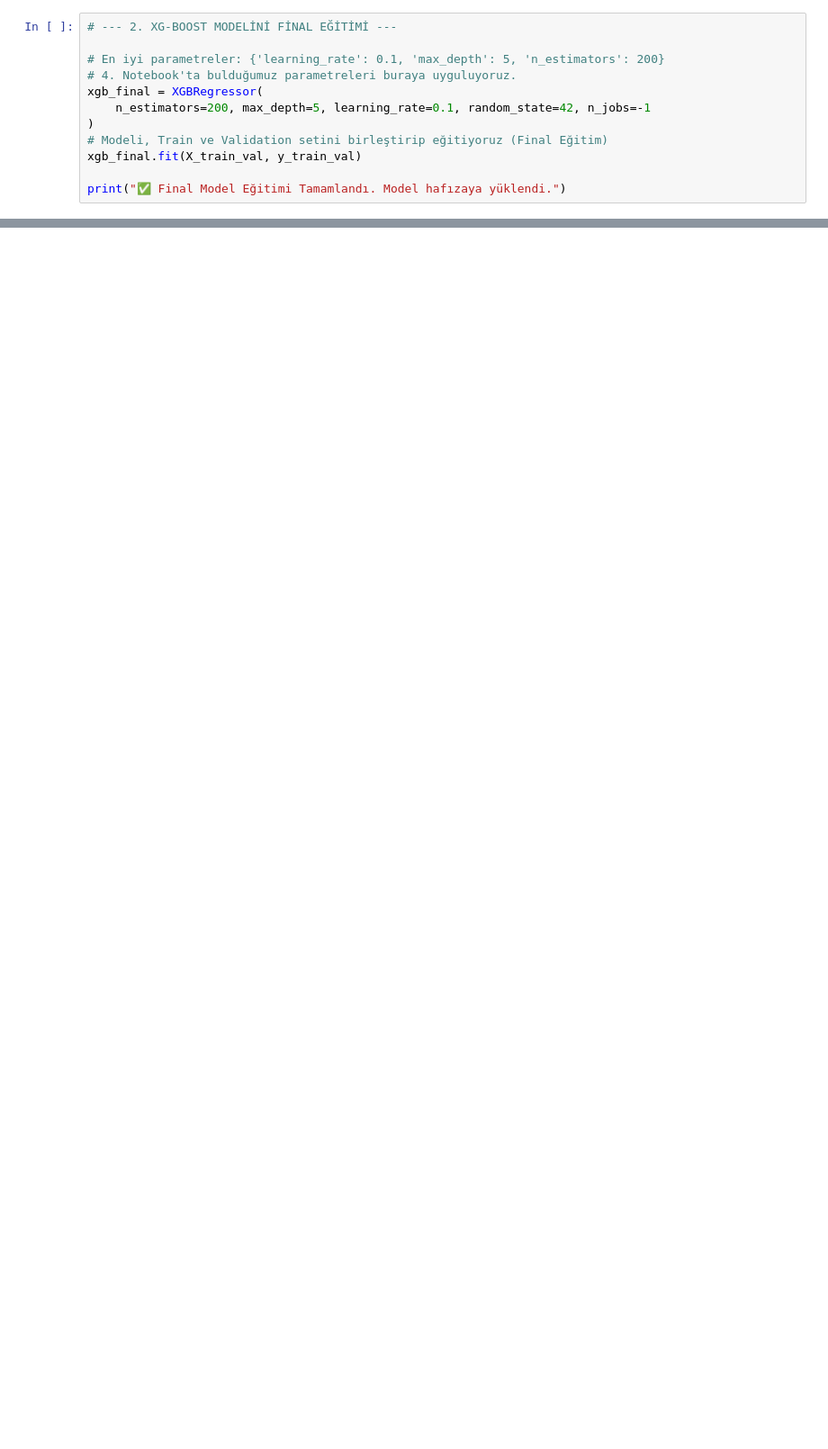
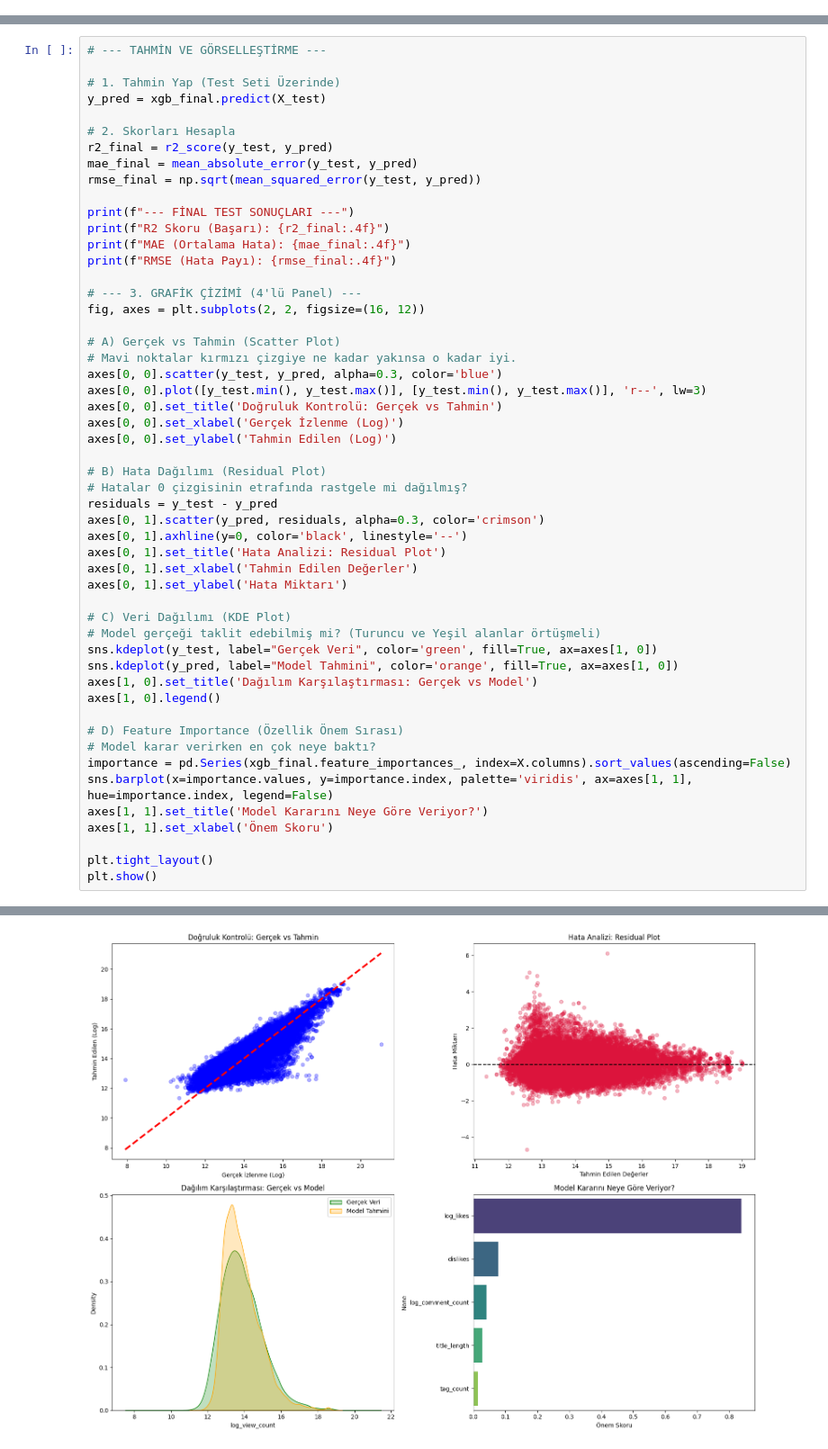
Before and after one commit to Fatmanurkntr/youtube-viral-predictor, a Jupyter notebook: notebooks/5_model_evaluation.ipynb, the cells around one changed output, grey strips where cells are left out. Shown: that part at 90% size. Cells and saved outputs as stored; diff of their text form; blank space fills up the shorter version.

```diff
--- a/notebooks/5_model_evaluation.ipynb
+++ b/notebooks/5_model_evaluation.ipynb
@@ -61,12 +46,0 @@ Bu aşamada, daha önceki Feature Engineering dosyasında oluşturulan türetilm
-# %%
-# --- 2. XG-BOOST MODELİNİ FİNAL EĞİTİMİ ---
-
-# En iyi parametreler: {'learning_rate': 0.1, 'max_depth': 5, 'n_estimators': 200}
-# 4. Notebook'ta bulduğumuz parametreleri buraya uyguluyoruz.
-xgb_final = XGBRegressor(
-    n_estimators=200, max_depth=5, learning_rate=0.1, random_state=42, n_jobs=-1
-)
-# Modeli, Train ve Validation setini birleştirip eğitiyoruz (Final Eğitim)
-xgb_final.fit(X_train_val, y_train_val)
-
-print("✅ Final Model Eğitimi Tamamlandı. Model hafızaya yüklendi.")
@@ -170,0 +51,53 @@ print(f"✅ Bias Düzeltme Faktörü (Sigma Kare) Kaydedildi: {variance_of_resid
+# %%
+# --- TAHMİN VE GÖRSELLEŞTİRME ---
+
+# 1. Tahmin Yap (Test Seti Üzerinde)
+y_pred = xgb_final.predict(X_test)
+
+# 2. Skorları Hesapla
+r2_final = r2_score(y_test, y_pred)
+mae_final = mean_absolute_error(y_test, y_pred)
+rmse_final = np.sqrt(mean_squared_error(y_test, y_pred))
+
+print(f"--- FİNAL TEST SONUÇLARI ---")
+print(f"R2 Skoru (Başarı): {r2_final:.4f}")
+print(f"MAE (Ortalama Hata): {mae_final:.4f}")
+print(f"RMSE (Hata Payı): {rmse_final:.4f}")
+
+# --- 3. GRAFİK ÇİZİMİ (4'lü Panel) ---
+fig, axes = plt.subplots(2, 2, figsize=(16, 12))
+
+# A) Gerçek vs Tahmin (Scatter Plot)
+# Mavi noktalar kırmızı çizgiye ne kadar yakınsa o kadar iyi.
+axes[0, 0].scatter(y_test, y_pred, alpha=0.3, color='blue')
+axes[0, 0].plot([y_test.min(), y_test.max()], [y_test.min(), y_test.max()], 'r--', lw=3)
+axes[0, 0].set_title('Doğruluk Kontrolü: Gerçek vs Tahmin')
+axes[0, 0].set_xlabel('Gerçek İzlenme (Log)')
+axes[0, 0].set_ylabel('Tahmin Edilen (Log)')
+
+# B) Hata Dağılımı (Residual Plot)
+# Hatalar 0 çizgisinin etrafında rastgele mi dağılmış?
+residuals = y_test - y_pred
+axes[0, 1].scatter(y_pred, residuals, alpha=0.3, color='crimson')
+axes[0, 1].axhline(y=0, color='black', linestyle='--')
+axes[0, 1].set_title('Hata Analizi: Residual Plot')
+axes[0, 1].set_xlabel('Tahmin Edilen Değerler')
+axes[0, 1].set_ylabel('Hata Miktarı')
+
+# C) Veri Dağılımı (KDE Plot)
+# Model gerçeği taklit edebilmiş mi? (Turuncu ve Yeşil alanlar örtüşmeli)
+sns.kdeplot(y_test, label="Gerçek Veri", color='green', fill=True, ax=axes[1, 0])
+sns.kdeplot(y_pred, label="Model Tahmini", color='orange', fill=True, ax=axes[1, 0])
+axes[1, 0].set_title('Dağılım Karşılaştırması: Gerçek vs Model')
+axes[1, 0].legend()
+
+# D) Feature Importance (Özellik Önem Sırası)
+# Model karar verirken en çok neye baktı?
+importance = pd.Series(xgb_final.feature_importances_, index=X.columns).sort_values(ascending=False)
+sns.barplot(x=importance.values, y=importance.index, palette='viridis', ax=axes[1, 1], hue=importance.index, legend=False)
+axes[1, 1].set_title('Model Kararını Neye Göre Veriyor?')
+axes[1, 1].set_xlabel('Önem Skoru')
+
+plt.tight_layout()
+plt.show()
+# %% [output]
@@ -170,0 +108 @@ print(f"✅ Bias Düzeltme Faktörü (Sigma Kare) Kaydedildi: {variance_of_resid
+[figure, added]
```
Also changed, not shown: parts of 17 cells of this notebook, 1 other file.
